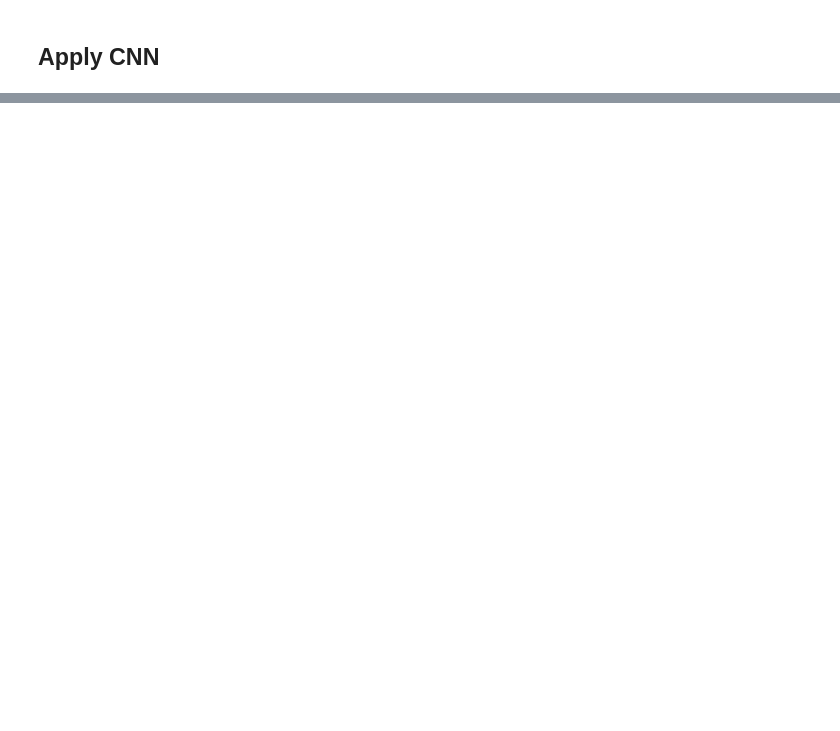
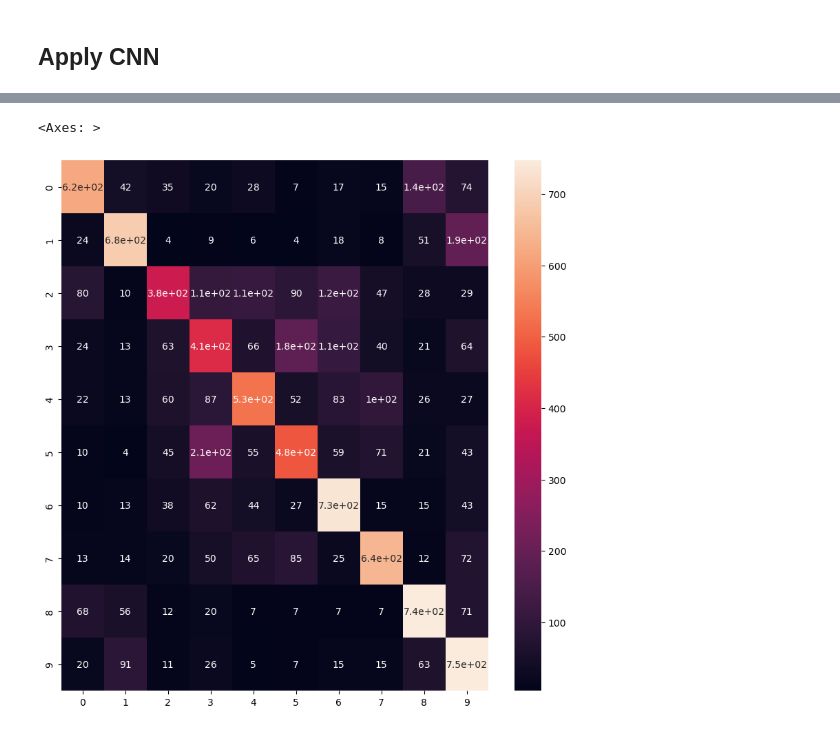
Before and after one commit to ruddropust/Deep-Learning, a Jupyter notebook: CodeBasics/class24_Image classification using CNN.ipynb, the cells around one changed output, grey strips where cells are left out. Cells and saved outputs as stored; diff of their text form; code cells hidden in the pictures; blank space fills up the shorter version.

```diff
--- a/CodeBasics/class24_Image classification using CNN.ipynb
+++ b/CodeBasics/class24_Image classification using CNN.ipynb
@@ -159 +158,8 @@ weighted avg       0.70      0.70      0.69     10000
+# %%
+import seaborn as sns
+plt.figure(figsize=(10,10))
+sns.heatmap(confusion_matrix(y_test, y_pred_classes), annot=True)
+# %% [output]
+<Axes: >
+[figure, added]
 # %%
```
Also changed, not shown: parts of 12 cells of this notebook.
